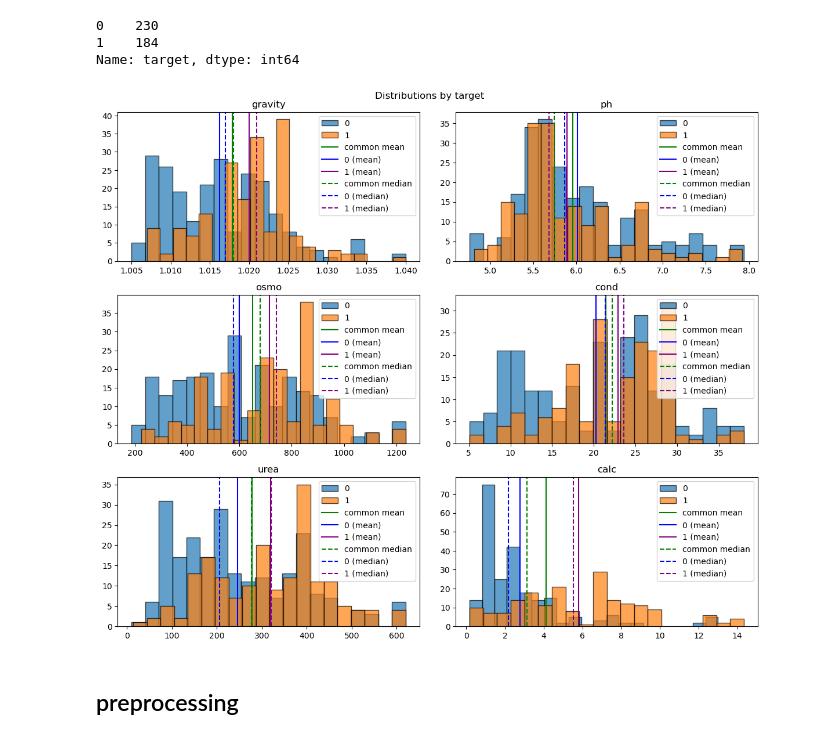
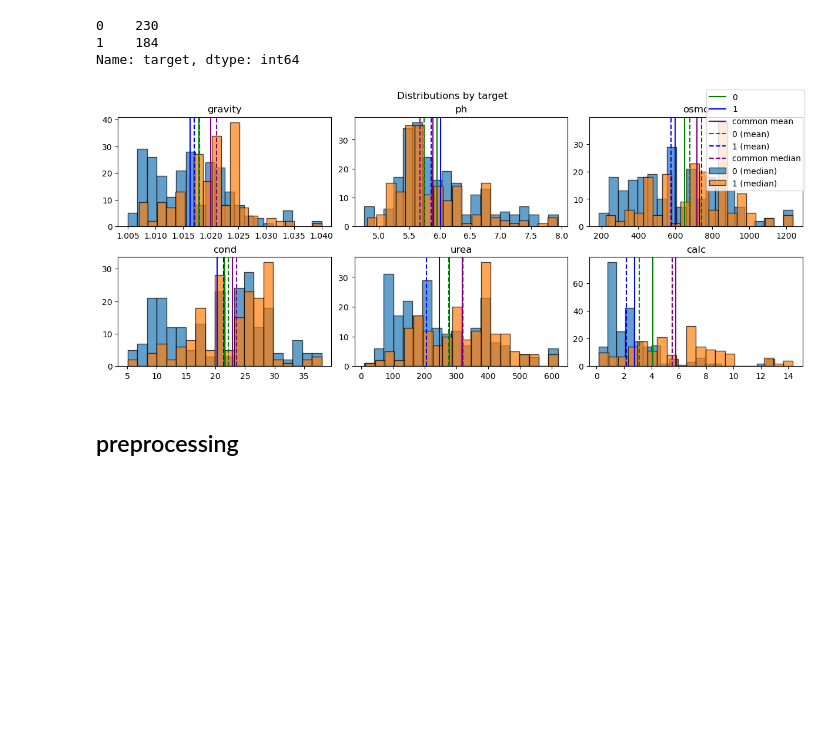
Before and after one commit to j2cry/playground, a Jupyter notebook: S3E12/overview.ipynb, the cells around one changed output. Cells and saved outputs as stored; diff of their text form; code cells hidden in the pictures; blank space fills up the shorter version.

```diff
--- a/S3E12/overview.ipynb
+++ b/S3E12/overview.ipynb
@@ -13,28 +15,27 @@ def distributions(X, *, cols, figsize=(6, 6), showstat=False, bins=None):
     columns = X.columns[~X.columns.isin(('id', 'target'))]
     rows = len(columns) // cols + bool(len(columns) % cols)
 
-    fig, ax = plt.subplots(rows, cols, figsize=figsize)
+    fig, axis = plt.subplots(rows, cols, figsize=figsize, constrained_layout=True)
     for num, field in enumerate(columns):
         col = num % cols
         row = num // cols
         a = X.loc[X.target == 0, field]
         t = X.loc[X.target == 1, field]
+        ax = axis[row, col] if rows > 1 else axis[col]
 
-        ax[row, col].hist(a, edgecolor='black', alpha=0.7, label='0', bins=bins)
-        ax[row, col].hist(t, edgecolor='black', alpha=0.7, label='1', bins=bins)
+        ax.hist(a, edgecolor='black', alpha=0.7, bins=bins)
+        ax.hist(t, edgecolor='black', alpha=0.7, bins=bins)
         if showstat:
-            ax[row, col].axvline(X[field].mean(), color='green', label='common mean')
-            ax[row, col].axvline(a.mean(), color='blue', label='0 (mean)')
-            ax[row, col].axvline(t.mean(), color='purple', label='1 (mean)')
+            ax.axvline(X[field].mean(), color='green', label='common mean')
+            ax.axvline(a.mean(), color='blue', label='0 (mean)')
+            ax.axvline(t.mean(), color='purple', label='1 (mean)')
 
-            ax[row, col].axvline(X[field].median(), ls='dashed', color='green', label='common median')
-            ax[row, col].axvline(a.median(), ls='dashed', color='blue', label='0 (median)')
-            ax[row, col].axvline(t.median(), ls='dashed', color='purple', label='1 (median)')
-
-        ax[row, col].set_title(field)
-        ax[row, col].legend()
-    fig.tight_layout(pad=2.5, h_pad=1.0)
-    plt.suptitle(f'Distributions by target')
+            ax.axvline(X[field].median(), ls='dashed', color='green', label='common median')
+            ax.axvline(a.median(), ls='dashed', color='blue', label='0 (median)')
+            ax.axvline(t.median(), ls='dashed', color='purple', label='1 (median)')
+        ax.set_title(field)
+    fig.legend(labels=['0', '1'] if not showstat else ['0', '1', 'common mean', '0 (mean)', '1 (mean)', 'common median', '0 (median)', '1 (median)'])
+    fig.suptitle(f'Distributions by target')
     plt.show()
 # %%
 df = pd.read_csv('data/train.csv')
@@ -85,8 +86,8 @@ df.target.value_counts()
 Name: target, dtype: int64
 # %%
 # distributions overview
-distributions(df, cols=2, figsize=(12, 10), showstat=True, bins=20)
+distributions(df, cols=3, figsize=(12, 5), showstat=True, bins=20)
 # %% [output]
-[figure, old version]
+[figure, new version]
 # %% [markdown]
 ## preprocessing
```
Also changed, not shown: parts of 6 cells of this notebook, 5 other files.
